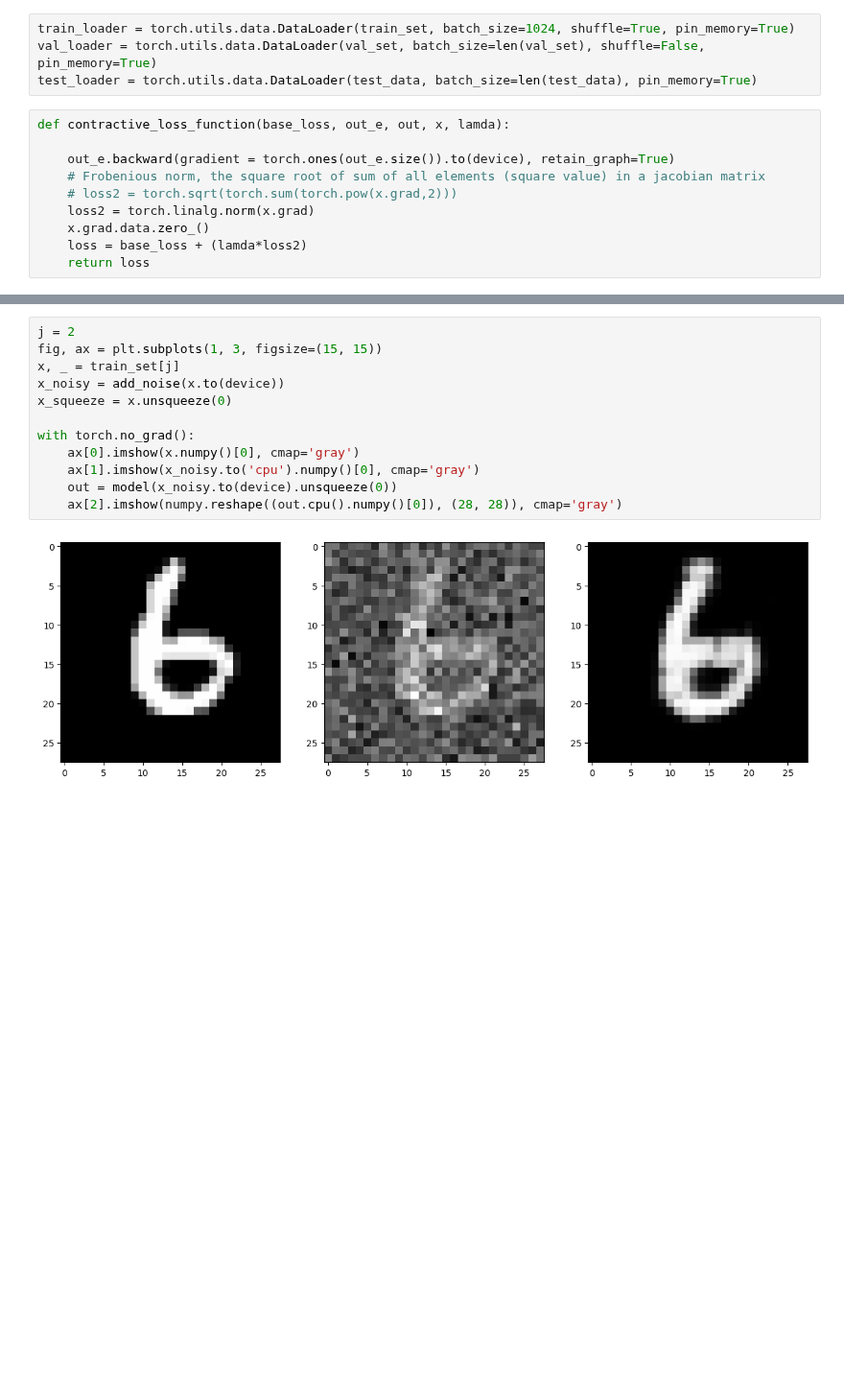
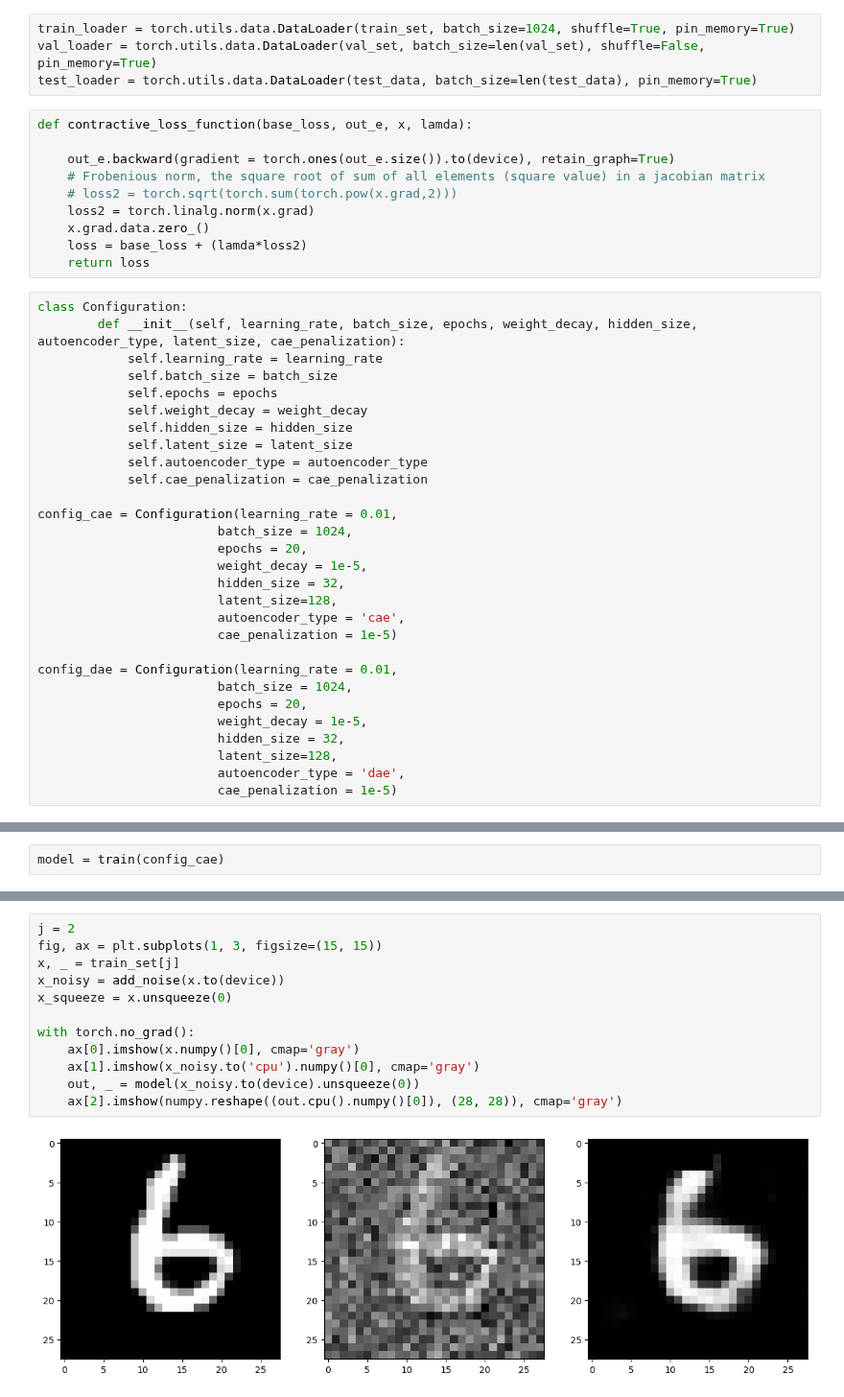
Before and after one commit to JacopoRaffi/ISPR_Assignments, a Jupyter notebook: Assignment3/ISPR_Midterm3_Assignment1_JacopoRaffi.ipynb, the cells around one changed output, grey strips where cells are left out. Shown at 96% size. Saved outputs shown, nothing was run; the diff lists cells and outputs as text; blank space fills up the shorter version.

Commit message:
Add contractive AE training

```diff
--- a/Assignment3/ISPR_Midterm3_Assignment1_JacopoRaffi.ipynb
+++ b/Assignment3/ISPR_Midterm3_Assignment1_JacopoRaffi.ipynb
@@ -91,7 +92,7 @@ train_loader = torch.utils.data.DataLoader(train_set, batch_size=1024, shuffle=T
 val_loader = torch.utils.data.DataLoader(val_set, batch_size=len(val_set), shuffle=False, pin_memory=True)
 test_loader = torch.utils.data.DataLoader(test_data, batch_size=len(test_data), pin_memory=True)
 # %%
-def contractive_loss_function(base_loss, out_e, out, x, lamda):
+def contractive_loss_function(base_loss, out_e, x, lamda):
 
     out_e.backward(gradient = torch.ones(out_e.size()).to(device), retain_graph=True)
     # Frobenious norm, the square root of sum of all elements (square value) in a jacobian matrix
@@ -100,4 +101,33 @@ def contractive_loss_function(base_loss, out_e, out, x, lamda):
     x.grad.data.zero_()
     loss = base_loss + (lamda*loss2)
     return loss
+# %%
+class Configuration:
+        def __init__(self, learning_rate, batch_size, epochs, weight_decay, hidden_size, autoencoder_type, latent_size, cae_penalization):
+            self.learning_rate = learning_rate
+            self.batch_size = batch_size
+            self.epochs = epochs
+            self.weight_decay = weight_decay
+            self.hidden_size = hidden_size
+            self.latent_size = latent_size
+            self.autoencoder_type = autoencoder_type
+            self.cae_penalization = cae_penalization
+
+config_cae = Configuration(learning_rate = 0.01,
+                        batch_size = 1024,
+                        epochs = 20,
+                        weight_decay = 1e-5,
+                        hidden_size = 32,
+                        latent_size=128,
+                        autoencoder_type = 'cae',
+                        cae_penalization = 1e-5)
+
+config_dae = Configuration(learning_rate = 0.01,
+                        batch_size = 1024,
+                        epochs = 20,
+                        weight_decay = 1e-5,
+                        hidden_size = 32,
+                        latent_size=128,
+                        autoencoder_type = 'dae',
+                        cae_penalization = 1e-5)
 # %%
@@ -162,0 +187,2 @@ epoch [20/20], tr_loss: 0.1105, L1_val_loss: 0.0423, BCE_val_loss: 0.1002
+# %%
+model = train(config_cae)
@@ -163,14 +210,14 @@ epoch [20/20], tr_loss: 0.1105, L1_val_loss: 0.0423, BCE_val_loss: 0.1002
 # %%
 j = 2
 fig, ax = plt.subplots(1, 3, figsize=(15, 15))
 x, _ = train_set[j]
 x_noisy = add_noise(x.to(device))
 x_squeeze = x.unsqueeze(0)
 
 with torch.no_grad():
     ax[0].imshow(x.numpy()[0], cmap='gray')
     ax[1].imshow(x_noisy.to('cpu').numpy()[0], cmap='gray')
-    out = model(x_noisy.to(device).unsqueeze(0))
+    out, _ = model(x_noisy.to(device).unsqueeze(0))
     ax[2].imshow(numpy.reshape((out.cpu().numpy()[0]), (28, 28)), cmap='gray')
 # %% [output]
-[figure, old version]
+[figure, new version]
```
Also changed, not shown: parts of 6 cells of this notebook.
